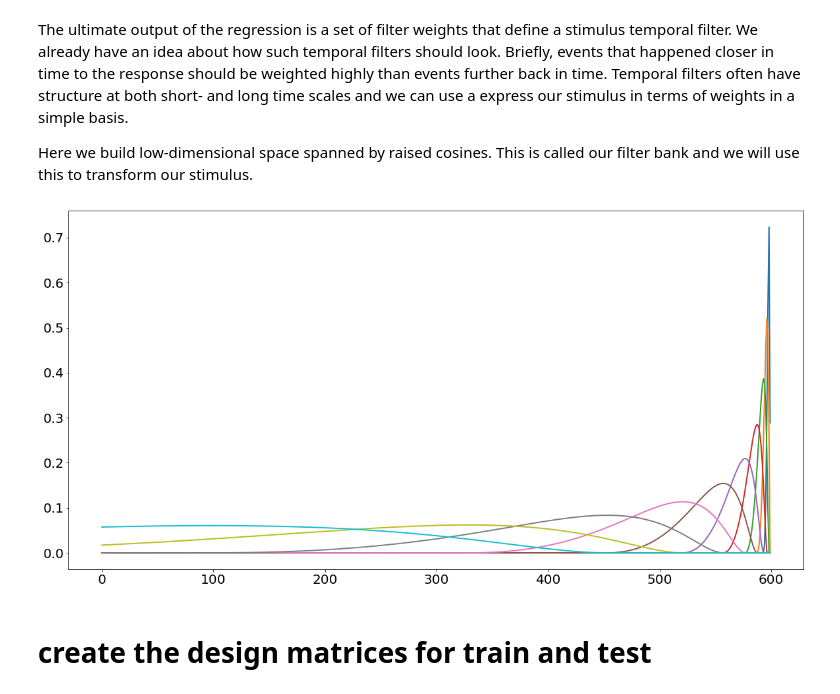
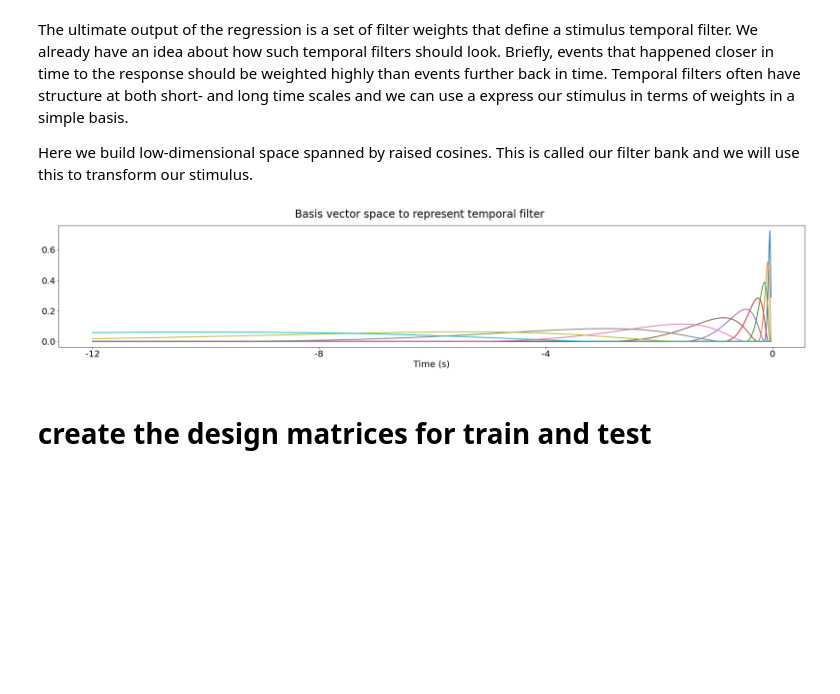
Before and after one commit to davidfox87/neuro_encoding_models, a Jupyter notebook: fitting_temporal_filter_models_to_behavior_data.ipynb, the cells around one changed output. Saved outputs shown, nothing was run; the diff lists cells and outputs as text; code cells hidden in the pictures; blank space fills up the shorter version.

```diff
--- a/fitting_temporal_filter_models_to_behavior_data.ipynb
+++ b/fitting_temporal_filter_models_to_behavior_data.ipynb
@@ -98,17 +98,21 @@ Here we build low-dimensional space spanned by raised cosines. This is called ou
 # %%
 # make a set of basis functions
 Fs = 50
 nkt = 14 * Fs
 nkt = 12 * Fs
 cos_basis = RaisedCosine(100, 10, 1, 'stim')
 cos_basis.makeNonlinearRaisedCosStim(0.1, [1, round(nkt / 1.2)], 1, nkt)  # first and last peak positions,
-plt.figure(figsize=[20, 10])
-plt.plot(cos_basis.B)
+fig, ax = plt.subplots(figsize=(30,5))
+ax.plot(cos_basis.B)
+ax.set_xticks([0, 200, 400, 600])
+ax.set_xticklabels(['-12', '-8', '-4', '0'])
+ax.set_xlabel('Time (s)')
+fig.suptitle('Basis vector space to represent temporal filter')
 
 train_dspec.addRegressorContinuous(basis=cos_basis)
 test_dspec.addRegressorContinuous(basis=cos_basis)
 # %% [output]
-[figure, old version]
+[figure, new version]
 # %% [markdown]
 # create the design matrices for train and test
 # %%
```
